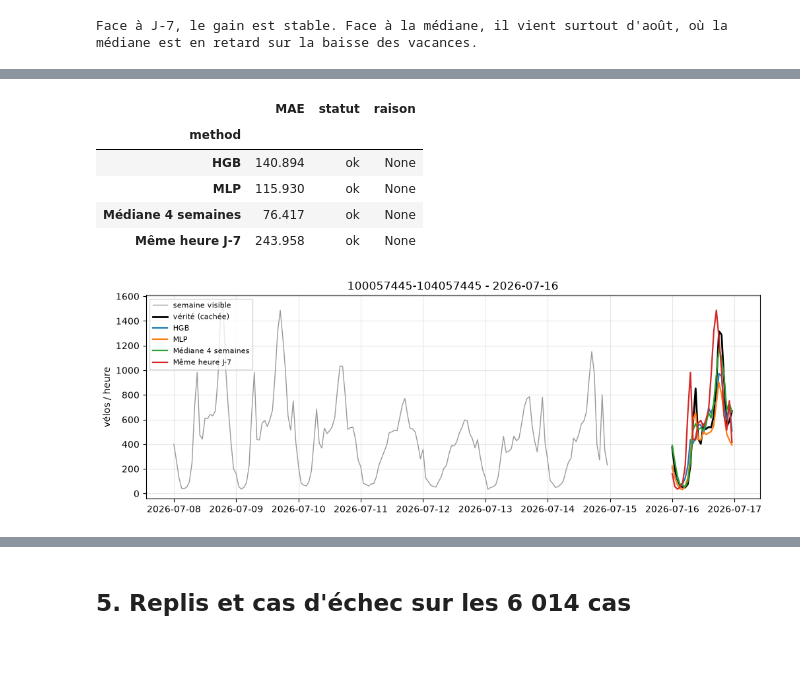
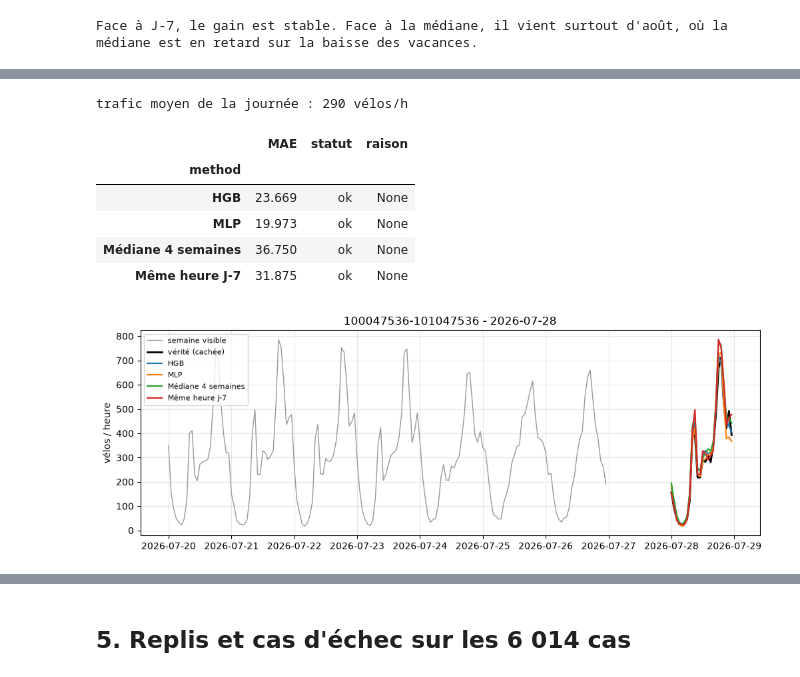
Before and after one commit to SandraOub20/ParisPulse, a Jupyter notebook: notebooks/E2_EXP-03_choix_methode.ipynb, the cells around one changed output, grey strips where cells are left out. Drawn from its saved outputs; the diff is of its cells as text; code cells hidden in the pictures; blank space fills up the shorter version.

Commit message:
docs(team2): notebook 03, cas en direct représentatifs (jour ordinaire, férié, reprise, repli, défaut d'E1) avec l'échelle du trafic

```diff
--- a/notebooks/E2_EXP-03_choix_methode.ipynb
+++ b/notebooks/E2_EXP-03_choix_methode.ipynb
@@ -166,30 +173,32 @@ Pour un autre cas, il suffit de changer `COUNTER` et `DAY` (un jour de juillet-a
 # %%
-COUNTER = "100057445-104057445"   # Totem 73 boulevard de Sébastopol S-N
-DAY = "2026-07-16"                  # un jeudi ordinaire
+COUNTER = "100047536-101047536"   # 102 boulevard de Magenta SE-NO, environ 290 vélos/h en journée
+DAY = "2026-07-28"                  # un mardi ordinaire, semaine visible complète
 
 cases = pd.read_csv("data/evaluation/proto-v1/cases.csv", dtype=str, keep_default_na=False)
 loader = P.counts_history_loader(SNAPSHOT)
 context = P.load_context(SNAPSHOT)
 VARIANTS = {"HGB": {"variant": "hgb"}, "MLP": {"variant": "mlp"},
             "Médiane 4 semaines": {"variant": "reference_profile"}, "Même heure J-7": {"variant": "reference"}}
 
 def show(counter, day):
     case = D.find_case(cases, counter, day)
     history = loader(counter)
     fc = D.forecast_case(case, history, VARIANTS, context=context)
     view = D.case_view(case, history)
     D.plot_case(view, fc, title=f"{counter} - {day}")
     truth = view["truth"].set_index("timestamp")["count"]
+    print(f"trafic moyen de la journée : {truth.mean():.0f} vélos/h")
     err = fc.assign(truth=fc.target_timestamp.map(truth)).assign(err=lambda d: (d.y_pred - d.truth).abs())
     return err.groupby("method", sort=False).agg(MAE=("err", "mean"), statut=("prediction_status", "first"),
                                                  raison=("status_reason", "first"))
 
 show(COUNTER, DAY)
 # %% [output]
+trafic moyen de la journée : 290 vélos/h
 |  | MAE | statut | raison |
 | method |  |  |  |
-| HGB | 140.894 | ok | None |
-| MLP | 115.930 | ok | None |
-| Médiane 4 semaines | 76.417 | ok | None |
-| Même heure J-7 | 243.958 | ok | None |
+| HGB | 23.669 | ok | None |
+| MLP | 19.973 | ok | None |
+| Médiane 4 semaines | 36.750 | ok | None |
+| Même heure J-7 | 31.875 | ok | None |
-[figure, old version]
+[figure, new version]
```
Also changed, not shown: parts of 9 cells of this notebook.
